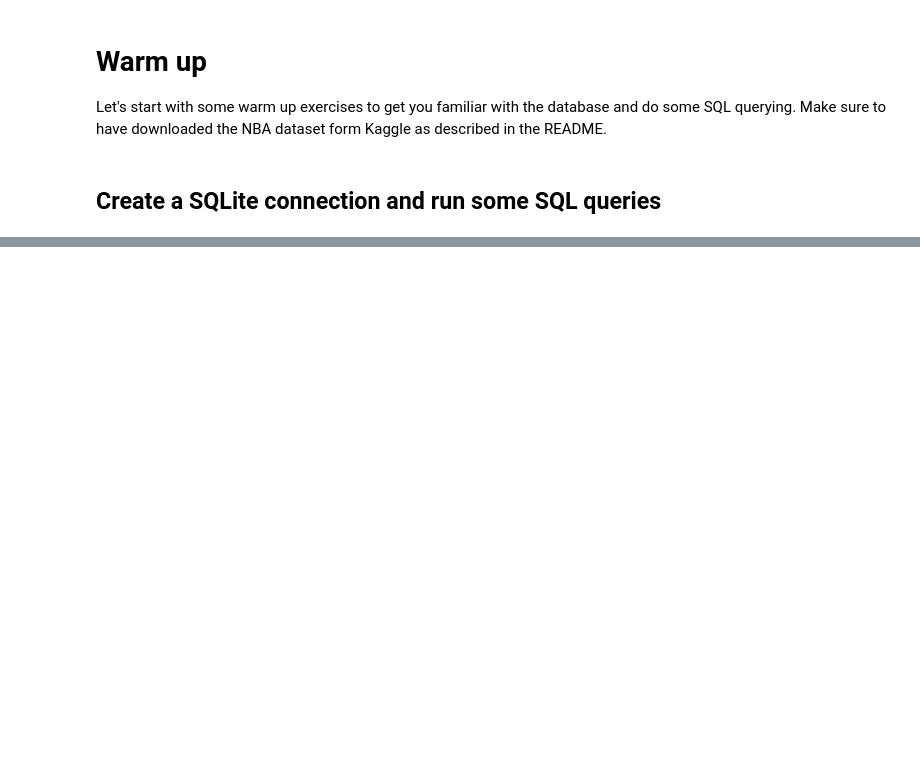
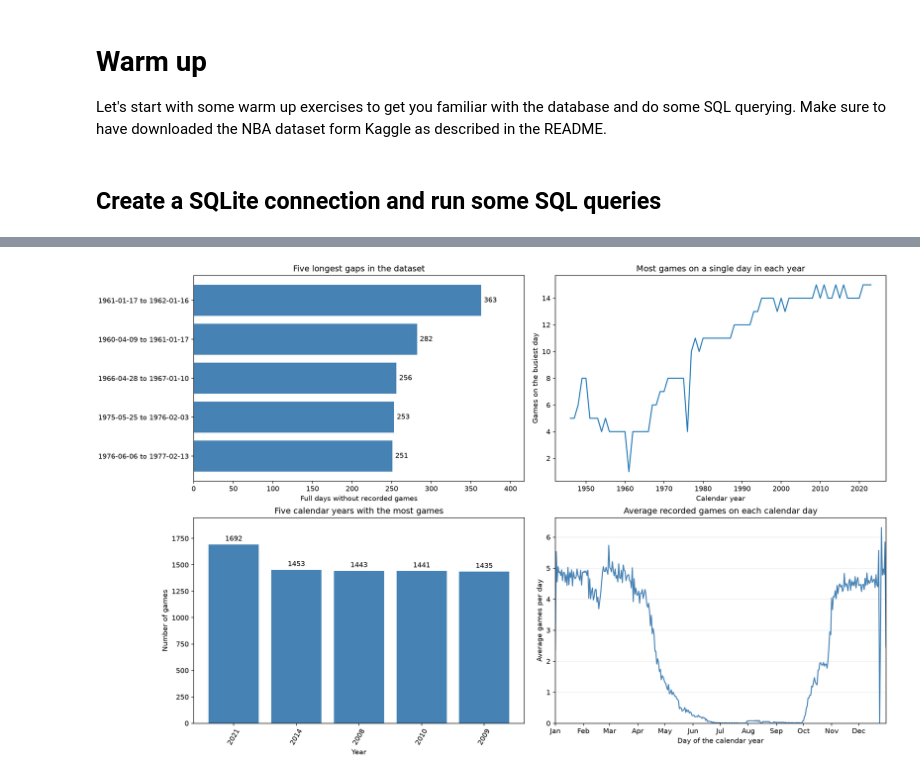
Before and after one commit to daf58-435/d100_ps2, a Jupyter notebook: ex3/warm_up.ipynb, the cells around one changed output, grey strips where cells are left out. Cells and saved outputs as stored; diff of their text form; code cells hidden in the pictures; blank space fills up the shorter version.

```diff
--- a/ex3/warm_up.ipynb
+++ b/ex3/warm_up.ipynb
@@ -8,7 +8,7 @@ import pandas as pd
 from pathlib import Path
 
 ## TODO: Use pathlib to get the path to the data directory. Path(__file__) won't work in a Jupyter notebook.
-DATA_PATH = Path.cwd() / 'data'
+DATA_PATH = Path.cwd() / 'data' / 'nba.sqlite'
 # %% [markdown]
 ## Create a SQLite connection and run some SQL queries
 # %%
@@ -61,0 +296,21 @@ print(pd.read_sql(query, con))
+# %%
+# Run the four queries and plot their results.
+import matplotlib.pyplot as plt
+from nba.wrangling import query_1, query_2, query_3, query_4
+from nba.visualization import plot_results
+
+queries = {1: query_1, 2: query_2, 3: query_3, 4: query_4}
+results = {
+    number: pd.read_sql(query, con)
+    for number, query in queries.items()
+}
+
+fig, axes = plot_results(results)
+
+# Save a copy as well as displaying the charts below.
+chart_path = Path("figures") / "nba_facts.png"
+chart_path.parent.mkdir(exist_ok=True)
+fig.savefig(chart_path, dpi=150)
+plt.show()
+# %% [output]
+[figure, added]
```
Also changed, not shown: parts of 11 cells of this notebook, 3 other files.
